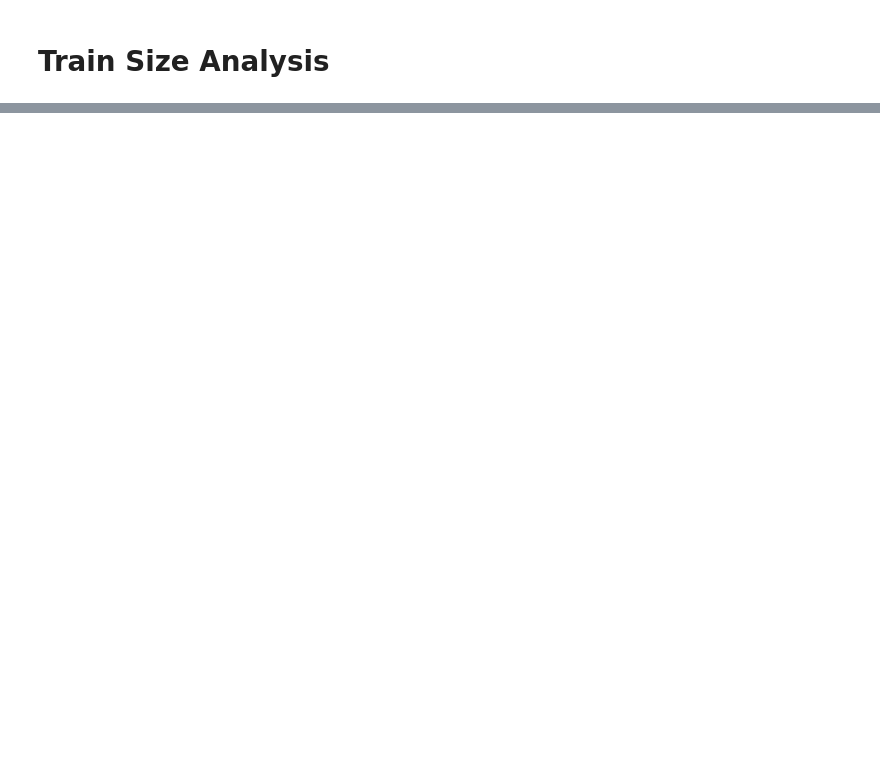
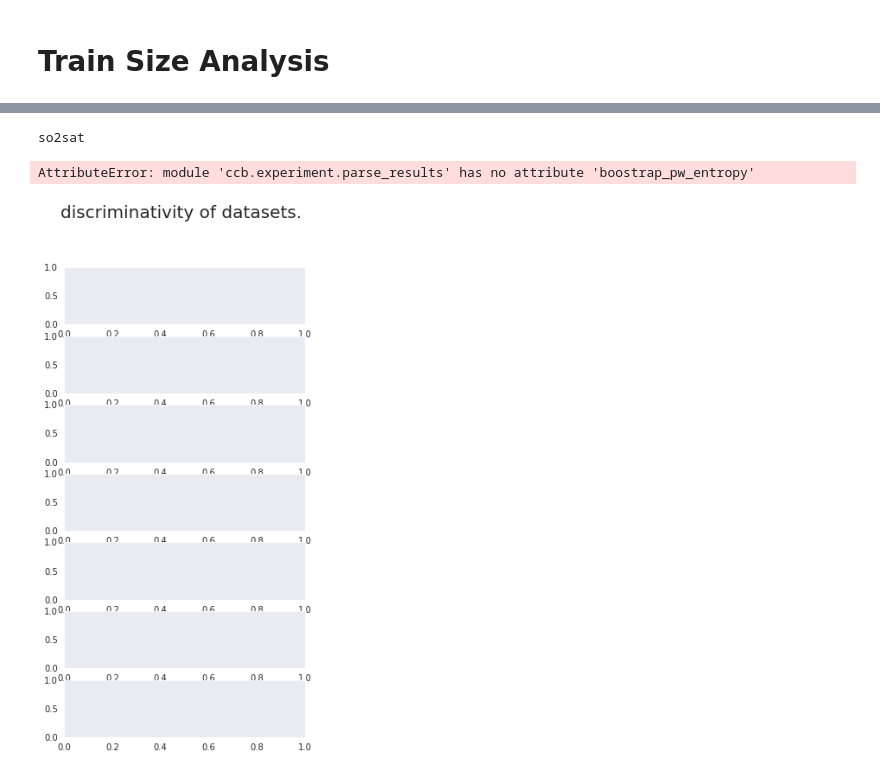
Before and after one commit to ServiceNow/geo-bench, a Jupyter notebook: ccb/experiment/parse_results.ipynb, the cells around one changed output, grey strips where cells are left out. Cells and saved outputs as stored; diff of their text form; code cells hidden in the pictures; blank space fills up the shorter version.

```diff
--- a/ccb/experiment/parse_results.ipynb
+++ b/ccb/experiment/parse_results.ipynb
@@ -95,2 +49,9 @@ vit tiny
 # %% [markdown]
 # Train Size Analysis
+# %%
+seeded_results_path = "/mnt/data/experiments/nils/classification_results/seeded_runs_2022-07-25_11-01-58.csv"
+df = pd.read_csv(seeded_results_path)
+plt.rcParams['figure.figsize'] = [15, 10]
+
+# parse_results.plot_normalized_time(df, average_seeds=False)
+parse_results.plot_normalized_time(df, average_seeds=True)
@@ -97,42 +60,52 @@ vit tiny
 # %%
-from ccb.experiment.discriminative_metric import pairwise_entropy, boostrap_pw_entropy
-plt.rcParams['figure.figsize'] = [20, 10]
+# old code, just keep it here for now.
 
-def get_train_ratio(part_name):
-    return float(part_name.split("x_")[0])
+plt.rcParams['figure.figsize'] = [5, 10]
 
-sweep_results_path = "/mnt/data/experiments/nils/classification_results/sweep_results_2022-07-06_12-54-05.csv"
-df = pd.read_csv(sweep_results_path)
-df['train_ratio'] = [get_train_ratio(part_name) for part_name in df['partition_name']]
 
-def clean_names(val):
-    if isinstance(val, str):
-        for src, tgt in (("_classification", ""), ("vit_small_patch16_224", "vit_small"), ("swinv2_tiny_window16_256", "swijnv2")):
-            val = val.replace(src, tgt)
-    return val
-df.applymap(clean_names)
-
-def plot_over_train_size(df, metric="test_metric", log_y=False, n_largest=4, min_results=3):
+def plot_discriminative_metric(df, metric="test_metric", n_largest=3):
     models = df["model"].unique()
     datasets = df['dataset'].unique()
     train_ratios = np.sort(df['train_ratio'].unique())
 
-    fig, axes = plt.subplots(len(datasets), len(models))
-    fig.suptitle(metric, fontsize=20)
+    fig, axes = plt.subplots(len(datasets), 1)
+    fig.suptitle("discriminativity of datasets.", fontsize=20)
+
 
     for i, dataset in enumerate(datasets):
-        for j, model in enumerate(models):
-            axes[i, j].set_title(f"{model} on {dataset}")
-            for k, train_ratio in enumerate(train_ratios):
+
+        print(dataset)
+        discr_val = []
+        for k, train_ratio in enumerate(train_ratios):
+
+            # print(f"  train ratio : {train_ratio}")
+
+            all_scores = []
+            for j, model in enumerate(models):
                 sub_df = df[(df["dataset"] == dataset) & (df['train_ratio'] == train_ratio) & (df['model'] == model)]
-                if len(sub_df) < min_results:
-                    data = [np.nan]
-                else:
-                    sub_df = sub_df.nlargest(n_largest, columns="val_metric")
-                    data = sub_df[metric].to_numpy()
+                sub_df = sub_df.nlargest(n_largest, columns="val_metric")
+                scores = sub_df[metric].to_numpy()
+                if len(scores) == 0:
+                    print(f"  train ration: {train_ratio}: missing {model}")
+                # print(f"    {j}: {scores}")
+                all_scores.append(scores)
 
-                axes[i, j].boxplot(data, positions=[k])
-                if log_y:
-                    axes[i, j].set_yscale("log")
-            axes[i, j].set_xticklabels([str(trn_ratio) for trn_ratio in train_ratios])
+            # pw_entr = pairwise_entropy(all_scores)
+
+            pw_entr_list = parse_results.boostrap_pw_entropy(all_scores, repeat=50, std_ratio=0.2, replace=False)
+            # print(f"    pw entr: {pw_entr}")
+            axes[i].boxplot(1 - np.array(pw_entr_list), positions=[k])
+
+            # discr_val.append(1 - pw_entr)
+
+        axes[i].set_title(f"{dataset}")
+        # axes[i].set_ylim((0.5,1))
+        # axes[i].plot(np.arange(len(discr_val)), discr_val, marker='.')
+        axes[i].set_xticklabels([str(trn_ratio) for trn_ratio in train_ratios])
     fig.tight_layout()
+
+plot_discriminative_metric(df, metric="val_metric", n_largest=100)
+# %% [output]
+so2sat
+AttributeError: module 'ccb.experiment.parse_results' has no attribute 'boostrap_pw_entropy'
+[figure, added]
```
Also changed, not shown: parts of 15 cells of this notebook, 2 other files.
